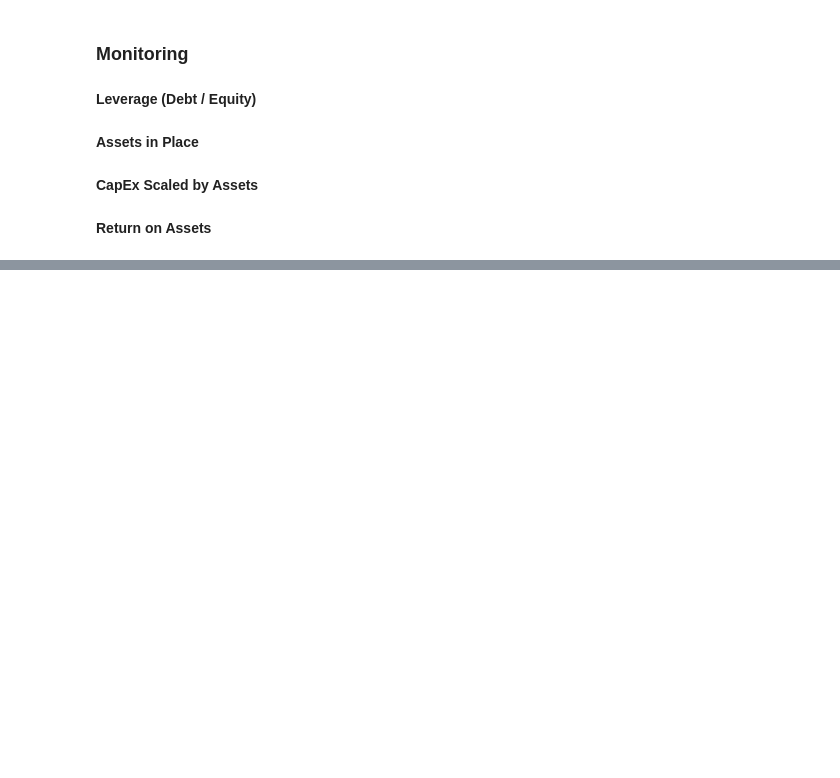
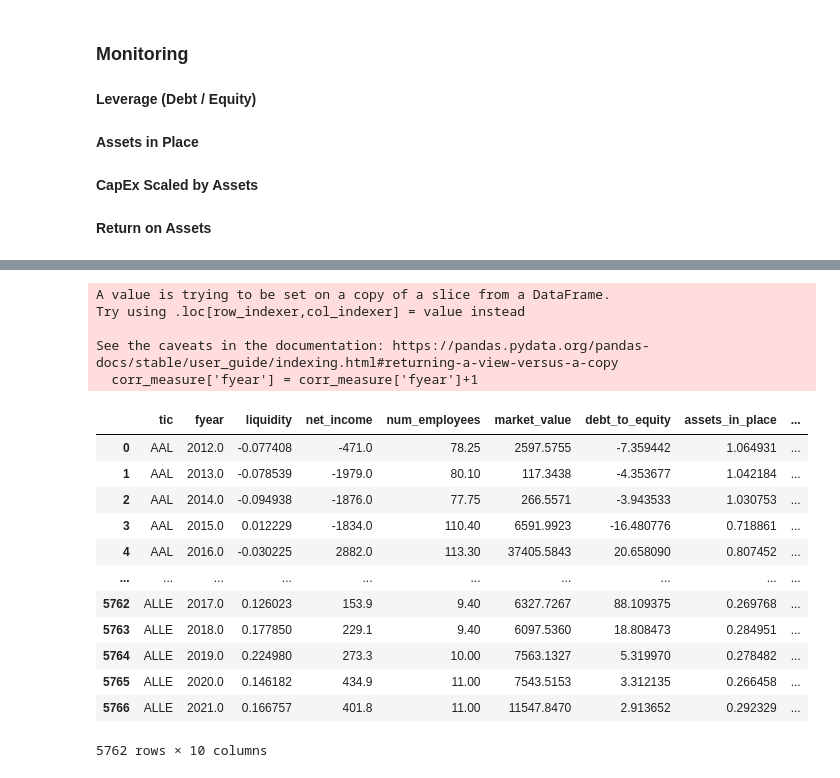
Before and after one commit to tobeybill/TISATAFL, a Jupyter notebook: CodeExploration.ipynb, the cells around one changed output, grey strips where cells are left out. Cells and saved outputs as stored; diff of their text form; code cells hidden in the pictures; blank space fills up the shorter version.

```diff
--- a/CodeExploration.ipynb
+++ b/CodeExploration.ipynb
@@ -194,7 +191,12 @@ def assetsInPlace(tic, year):
 # %% [markdown]
 **Return on Assets**
 # %%
-def RoA(tic, year):
-    ni = firm_data.query('tic == @tic & fyear == @year')['ni']
-    assets = firm_data.query('tic == @tic & fyear == @year')['at']
-    return capx/assets
+def roa(tic, year):
+    ni = firm_data.query('tic == @tic & fyear == @year')['ni'].iloc[0]
+    assets = firm_data.query('tic == @tic & fyear == @year')['at'].iloc[0]
+    return ni/assets
+# %%
+# All variables but Tobin's Q
+
+firm_date_data = firm_data[['tic','fyear']]
+firm_date_data = firm_date_data.dropna()
@@ -200,0 +236,9 @@ def RoA(tic, year):
+# %%
+firm_date_data['liquidity'] = firm_date_data.apply(lambda x: liquidity(x['tic'], x['fyear']), axis=1)
+firm_date_data['net_income'] = firm_date_data.apply(lambda x: netIncome(x['tic'], x['fyear']), axis=1)
+firm_date_data['num_employees'] = firm_date_data.apply(lambda x: numEmployees(x['tic'], x['fyear']), axis=1)
+firm_date_data['market_value'] = firm_date_data.apply(lambda x: marketValue(x['tic'], x['fyear']), axis=1)
+firm_date_data['debt_to_equity'] = firm_date_data.apply(lambda x: dte(x['tic'], x['fyear']), axis=1)
+firm_date_data['assets_in_place'] = firm_date_data.apply(lambda x: assetsInPlace(x['tic'], x['fyear']), axis=1)
+firm_date_data['capex_by_assets'] = firm_date_data.apply(lambda x: capexAssets(x['tic'], x['fyear']), axis=1)
+firm_date_data['return_on_equity'] = firm_date_data.apply(lambda x: roa(x['tic'], x['fyear']), axis=1)
@@ -200,0 +260,10 @@ def RoA(tic, year):
+# %%
+# Data is reported on 12/31 for the year in question, so +1 sets it to year start
+firm_date_data['fyear'] = firm_date_data['fyear']+1
+corr_measure['fyear'] = corr_measure['fyear']+1
+# %% [output]
+A value is trying to be set on a copy of a slice from a DataFrame.
+Try using .loc[row_indexer,col_indexer] = value instead
+
+See the caveats in the documentation: https://pandas.pydata.org/pandas-docs/stable/user_guide/indexing.html#returning-a-view-versus-a-copy
+  corr_measure['fyear'] = corr_measure['fyear']+1
@@ -200,0 +272,16 @@ def RoA(tic, year):
+# %%
+firm_date_data
+# %% [output]
+|  | tic | fyear | liquidity | net_income | num_employees | market_value | debt_to_equity | assets_in_place | ... |
+| 0 | AAL | 2012.0 | -0.077408 | -471.0 | 78.25 | 2597.5755 | -7.359442 | 1.064931 | ... |
+| 1 | AAL | 2013.0 | -0.078539 | -1979.0 | 80.10 | 117.3438 | -4.353677 | 1.042184 | ... |
+| 2 | AAL | 2014.0 | -0.094938 | -1876.0 | 77.75 | 266.5571 | -3.943533 | 1.030753 | ... |
+| 3 | AAL | 2015.0 | 0.012229 | -1834.0 | 110.40 | 6591.9923 | -16.480776 | 0.718861 | ... |
+| 4 | AAL | 2016.0 | -0.030225 | 2882.0 | 113.30 | 37405.5843 | 20.658090 | 0.807452 | ... |
+| ... | ... | ... | ... | ... | ... | ... | ... | ... | ... |
+| 5762 | ALLE | 2017.0 | 0.126023 | 153.9 | 9.40 | 6327.7267 | 88.109375 | 0.269768 | ... |
+| 5763 | ALLE | 2018.0 | 0.177850 | 229.1 | 9.40 | 6097.5360 | 18.808473 | 0.284951 | ... |
+| 5764 | ALLE | 2019.0 | 0.224980 | 273.3 | 10.00 | 7563.1327 | 5.319970 | 0.278482 | ... |
+| 5765 | ALLE | 2020.0 | 0.146182 | 434.9 | 11.00 | 7543.5153 | 3.312135 | 0.266458 | ... |
+| 5766 | ALLE | 2021.0 | 0.166757 | 401.8 | 11.00 | 11547.8470 | 2.913652 | 0.292329 | ... |
+5762 rows × 10 columns
```
Also changed, not shown: parts of 18 cells of this notebook, 1 other file.
